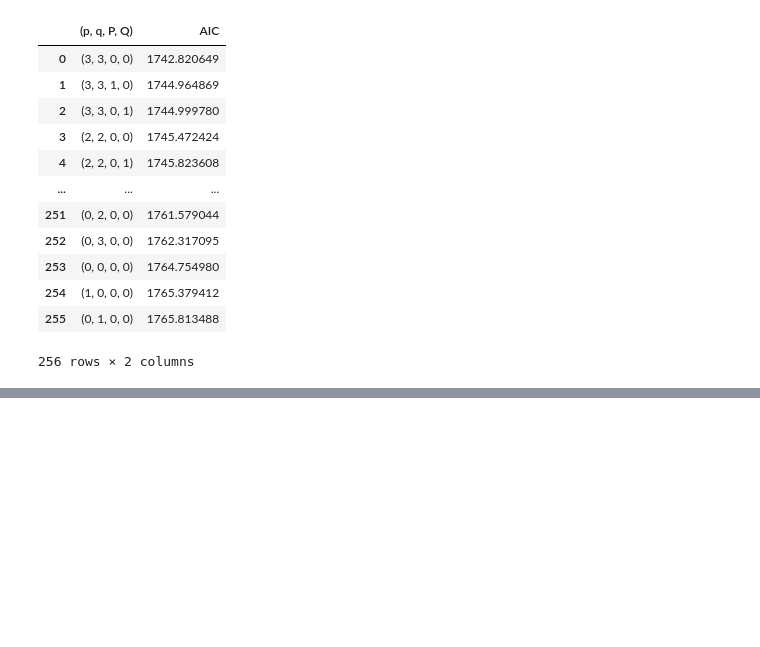
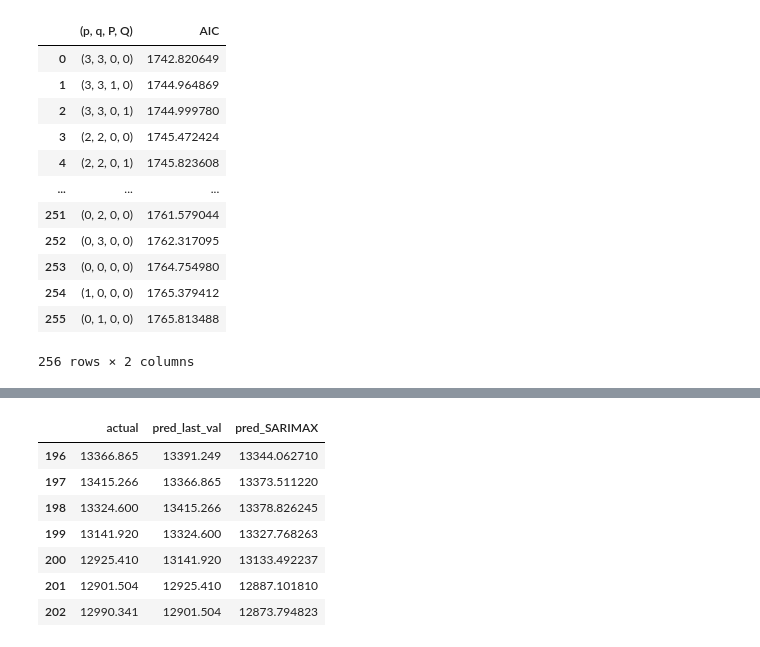
Before and after one commit to Alexa201228/timeseriesPracticeML, a Jupyter notebook: SARIMAX_model.ipynb, the cells around one changed output, grey strips where cells are left out. Cells and saved outputs as stored; diff of their text form; code cells hidden in the pictures; blank space fills up the shorter version.

```diff
--- a/SARIMAX_model.ipynb
+++ b/SARIMAX_model.ipynb
@@ -129,0 +178,53 @@ result_df
+# %%
+def rolling_forecast(endog: Union[pd.Series, list], exog: Union[pd.Series, list], train_len: int, horizon: int, window: int, method: str) -> list:
+
+    total_len = train_len + horizon
+
+    if method == "last":
+        pred_last_value = []
+
+        for i in range(train_len, total_len, window):
+            last_value = endog[:i].iloc[-1]
+            pred_last_value.extend(last_value for _ in range(window))
+
+        return pred_last_value
+
+    elif method == "SARIMAX":
+
+        pred_SARIMAX = []
+
+        for i in range(train_len, total_len, window):
+
+            model = SARIMAX(endog=endog[:i], exog=exog[:i], order=(3, 1, 3), seasonal_order=(0, 0, 0, 4), simple_differencing=False)
+            res = model.fit(disp=False)
+            predictions = res.get_prediction(exog=exog)
+            oos_pred = predictions.predicted_mean.iloc[-window:]
+            pred_SARIMAX.extend(oos_pred)
+
+        return pred_SARIMAX
+# %%
+target_train = target[:196]
+target_test = target[196:]
+
+pred_df = pd.DataFrame({"actual": target_test})
+
+TRAIN_LEN = len(target_train)
+HORIZON = len(target_test)
+WINDOW = 1
+
+pred_last_val = rolling_forecast(target, exog, TRAIN_LEN, HORIZON, WINDOW, "last")
+pred_SARIMAX = rolling_forecast(target, exog, TRAIN_LEN, HORIZON, WINDOW, "SARIMAX")
+
+pred_df["pred_last_val"] = pred_last_val
+pred_df["pred_SARIMAX"] = pred_SARIMAX
+
+pred_df
+# %% [output]
+|  | actual | pred_last_val | pred_SARIMAX |
+| 196 | 13366.865 | 13391.249 | 13344.062710 |
+| 197 | 13415.266 | 13366.865 | 13373.511220 |
+| 198 | 13324.600 | 13415.266 | 13378.826245 |
+| 199 | 13141.920 | 13324.600 | 13327.768263 |
+| 200 | 12925.410 | 13141.920 | 13133.492237 |
+| 201 | 12901.504 | 12925.410 | 12887.101810 |
+| 202 | 12990.341 | 12901.504 | 12873.794823 |
```
Also changed, not shown: parts of 5 cells of this notebook, 1 other file.
